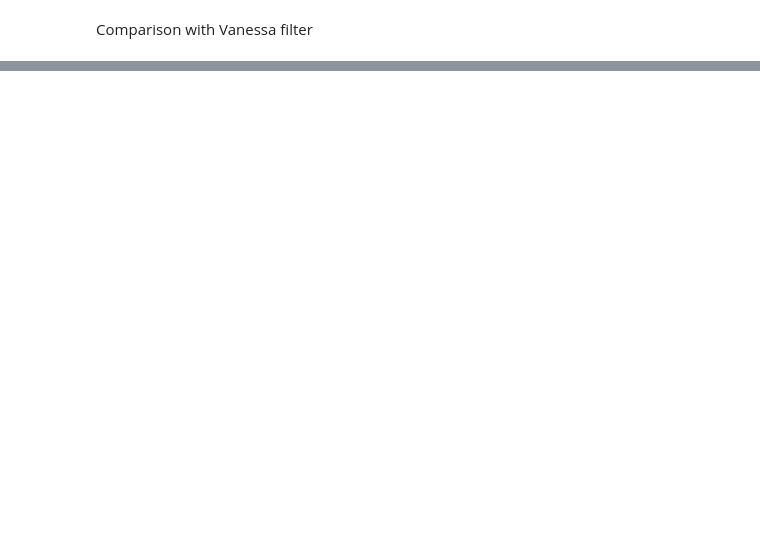
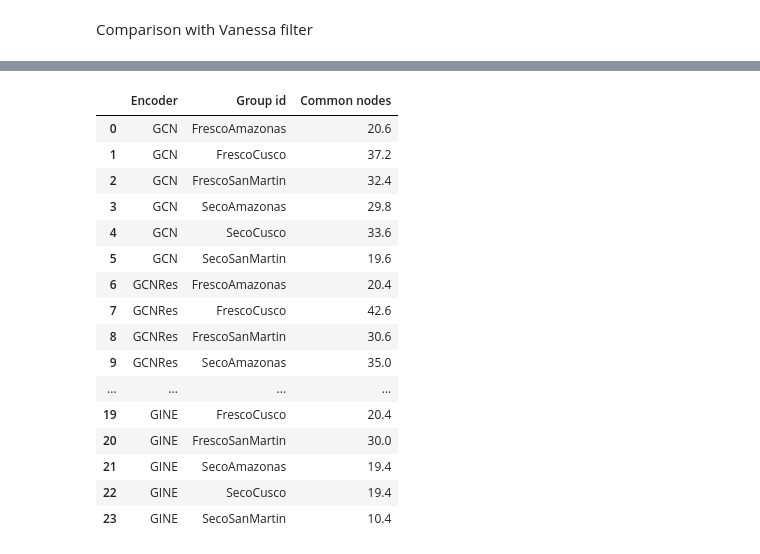
Before and after one commit to win7/T-GAE_PyG, a Jupyter notebook: utils.ipynb, the cells around one changed output, grey strips where cells are left out. Drawn from its saved outputs; the diff is of its cells as text; code cells hidden in the pictures; blank space fills up the shorter version.

```diff
--- a/utils.ipynb
+++ b/utils.ipynb
@@ -1933,0 +1568,28 @@ df_results[50:]
+# %%
+# For exp112, exp113, exp114, exp115, exp116
+list_data = []
+retrievals = [""] #  ["", "_cosine", "_l2"]
+exps = ["exp112", "exp113", "exp114", "exp115", "exp116"]
+
+for exp in exps:
+	for group_id in groups_id:
+		for encoder in encoders:
+			for retrieval in retrievals:
+				df = pd.read_csv(f"experiments/output/{exp}/common_nodes/{encoder}_{group_id}{retrieval}.csv", header=None)
+				list_data.append([exp, encoder, group_id, len(df)])
+df_results = pd.DataFrame(list_data, columns=["Exp", "Encoder", "Group id", "Common nodes"])
+df_results
+# %%
+# For exp1 with iter1, iter2, iter3, iter4, iter5
+list_data = []
+retrievals = [""] #  ["", "_cosine", "_l2"]
+iters = [1, 2, 3, 4, 5]
+
+for iter in iters:
+	for group_id in groups_id:
+		for encoder in encoders:
+			for retrieval in retrievals:
+				df = pd.read_csv(f"experiments/output/{exp}/common_nodes{iter}/{encoder}_{group_id}{retrieval}.csv", header=None)
+				list_data.append([exp, encoder, group_id, len(df)])
+df_results = pd.DataFrame(list_data, columns=["Exp", "Encoder", "Group id", "Common nodes"])
+df_results
@@ -1933,0 +1612,25 @@ df_results[50:]
+# %%
+df_grouped = (
+    df_results.groupby(["Encoder", "Group id"])["Common nodes"]
+    .mean()
+    .reset_index(name="Common nodes")
+)
+df_grouped
+# %% [output]
+|  | Encoder | Group id | Common nodes |
+| 0 | GCN | FrescoAmazonas | 20.6 |
+| 1 | GCN | FrescoCusco | 37.2 |
+| 2 | GCN | FrescoSanMartin | 32.4 |
+| 3 | GCN | SecoAmazonas | 29.8 |
+| 4 | GCN | SecoCusco | 33.6 |
+| 5 | GCN | SecoSanMartin | 19.6 |
+| 6 | GCNRes | FrescoAmazonas | 20.4 |
+| 7 | GCNRes | FrescoCusco | 42.6 |
+| 8 | GCNRes | FrescoSanMartin | 30.6 |
+| 9 | GCNRes | SecoAmazonas | 35.0 |
+| ... | ... | ... | ... |
+| 19 | GINE | FrescoCusco | 20.4 |
+| 20 | GINE | FrescoSanMartin | 30.0 |
+| 21 | GINE | SecoAmazonas | 19.4 |
+| 22 | GINE | SecoCusco | 19.4 |
+| 23 | GINE | SecoSanMartin | 10.4 |
```
Also changed, not shown: parts of 31 cells of this notebook, 11 other files.
